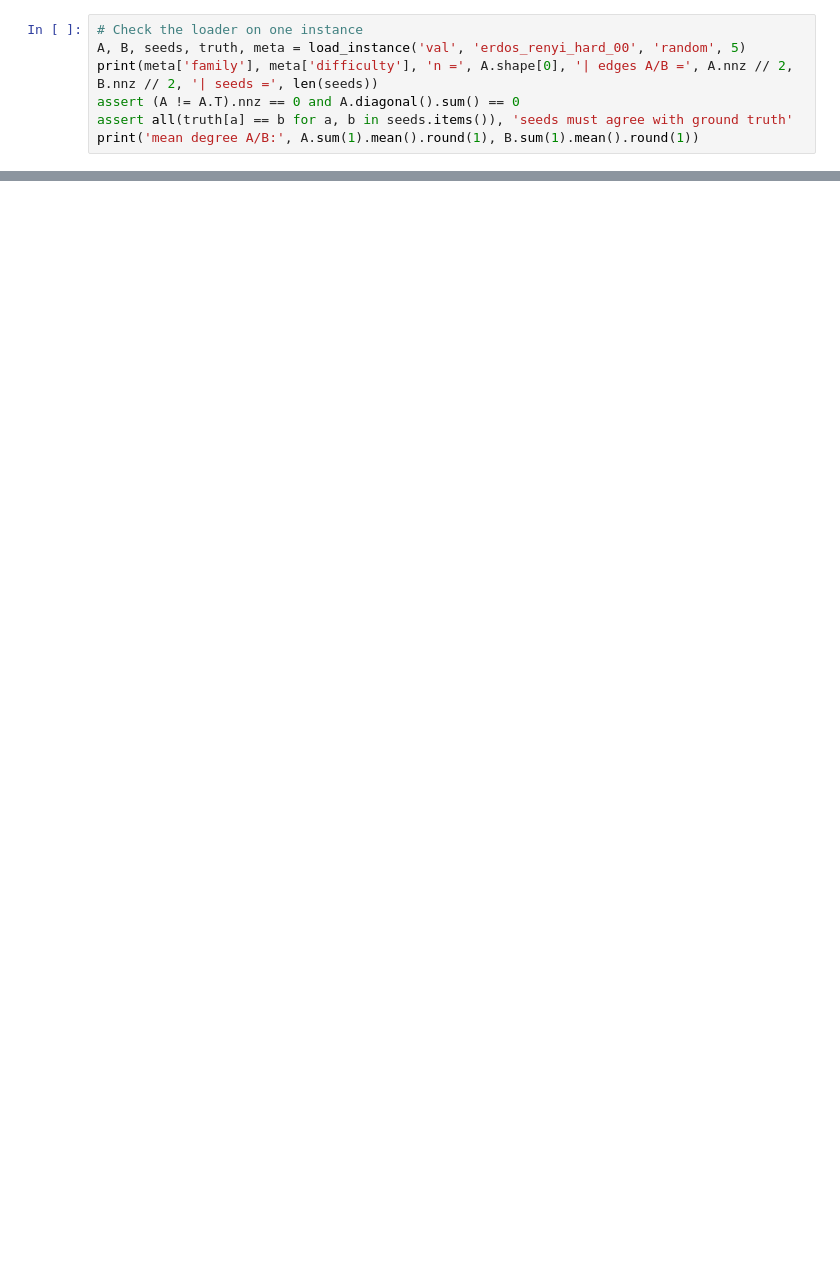
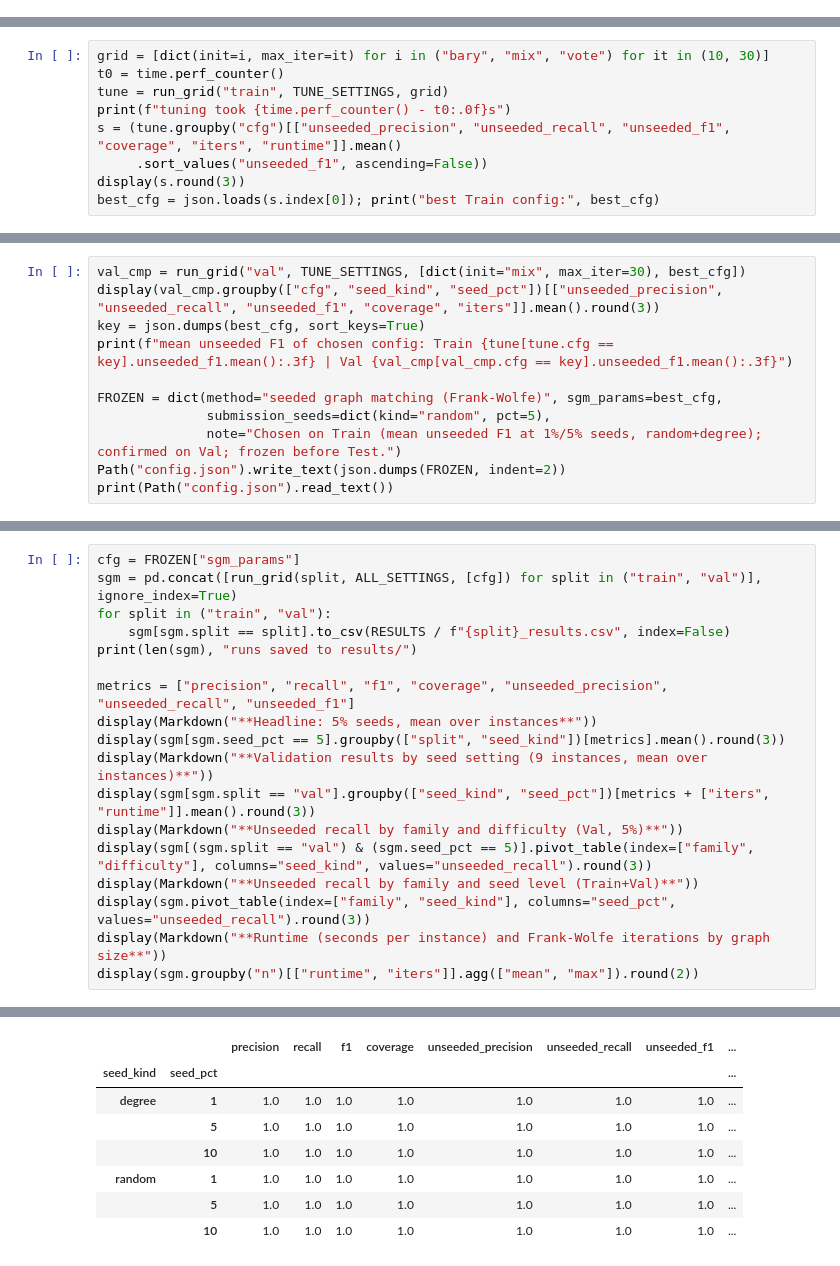
Before and after one commit to truongleit/privacy-aware-computing, a Jupyter notebook: 01_seed_based/solution.ipynb, the cells around one changed output, grey strips where cells are left out. Saved outputs shown, nothing was run; the diff lists cells and outputs as text; blank space fills up the shorter version.

```diff
--- a/01_seed_based/solution.ipynb
+++ b/01_seed_based/solution.ipynb
@@ -63,7 +0,0 @@ def load_instance(split, name, seed_kind="random", seed_pct=5):
-# %%
-# Check the loader on one instance
-A, B, seeds, truth, meta = load_instance('val', 'erdos_renyi_hard_00', 'random', 5)
-print(meta['family'], meta['difficulty'], 'n =', A.shape[0], '| edges A/B =', A.nnz // 2, B.nnz // 2, '| seeds =', len(seeds))
-assert (A != A.T).nnz == 0 and A.diagonal().sum() == 0
-assert all(truth[a] == b for a, b in seeds.items()), 'seeds must agree with ground truth'
-print('mean degree A/B:', A.sum(1).mean().round(1), B.sum(1).mean().round(1))
@@ -591,0 +188,9 @@ display(Markdown("### Frozen configuration")); print(json.dumps(frozen["percolat
+# %%
+grid = [dict(init=i, max_iter=it) for i in ("bary", "mix", "vote") for it in (10, 30)]
+t0 = time.perf_counter()
+tune = run_grid("train", TUNE_SETTINGS, grid)
+print(f"tuning took {time.perf_counter() - t0:.0f}s")
+s = (tune.groupby("cfg")[["unseeded_precision", "unseeded_recall", "unseeded_f1", "coverage", "iters", "runtime"]].mean()
+     .sort_values("unseeded_f1", ascending=False))
+display(s.round(3))
+best_cfg = json.loads(s.index[0]); print("best Train config:", best_cfg)
@@ -591,0 +208,11 @@ display(Markdown("### Frozen configuration")); print(json.dumps(frozen["percolat
+# %%
+val_cmp = run_grid("val", TUNE_SETTINGS, [dict(init="mix", max_iter=30), best_cfg])
+display(val_cmp.groupby(["cfg", "seed_kind", "seed_pct"])[["unseeded_precision", "unseeded_recall", "unseeded_f1", "coverage", "iters"]].mean().round(3))
+key = json.dumps(best_cfg, sort_keys=True)
+print(f"mean unseeded F1 of chosen config: Train {tune[tune.cfg == key].unseeded_f1.mean():.3f} | Val {val_cmp[val_cmp.cfg == key].unseeded_f1.mean():.3f}")
+
+FROZEN = dict(method="seeded graph matching (Frank-Wolfe)", sgm_params=best_cfg,
+              submission_seeds=dict(kind="random", pct=5),
+              note="Chosen on Train (mean unseeded F1 at 1%/5% seeds, random+degree); confirmed on Val; frozen before Test.")
+Path("config.json").write_text(json.dumps(FROZEN, indent=2))
+print(Path("config.json").read_text())
@@ -591,0 +246,19 @@ display(Markdown("### Frozen configuration")); print(json.dumps(frozen["percolat
+# %%
+cfg = FROZEN["sgm_params"]
+sgm = pd.concat([run_grid(split, ALL_SETTINGS, [cfg]) for split in ("train", "val")], ignore_index=True)
+for split in ("train", "val"):
+    sgm[sgm.split == split].to_csv(RESULTS / f"{split}_results.csv", index=False)
+print(len(sgm), "runs saved to results/")
+
+metrics = ["precision", "recall", "f1", "coverage", "unseeded_precision", "unseeded_recall", "unseeded_f1"]
+display(Markdown("**Headline: 5% seeds, mean over instances**"))
+display(sgm[sgm.seed_pct == 5].groupby(["split", "seed_kind"])[metrics].mean().round(3))
+display(Markdown("**Validation results by seed setting (9 instances, mean over instances)**"))
+display(sgm[sgm.split == "val"].groupby(["seed_kind", "seed_pct"])[metrics + ["iters", "runtime"]].mean().round(3))
+display(Markdown("**Unseeded recall by family and difficulty (Val, 5%)**"))
+display(sgm[(sgm.split == "val") & (sgm.seed_pct == 5)].pivot_table(index=["family", "difficulty"], columns="seed_kind", values="unseeded_recall").round(3))
+display(Markdown("**Unseeded recall by family and seed level (Train+Val)**"))
+display(sgm.pivot_table(index=["family", "seed_kind"], columns="seed_pct", values="unseeded_recall").round(3))
+display(Markdown("**Runtime (seconds per instance) and Frank-Wolfe iterations by graph size**"))
+display(sgm.groupby("n")[["runtime", "iters"]].agg(["mean", "max"]).round(2))
+# %% [output]
@@ -591,0 +274,8 @@ display(Markdown("### Frozen configuration")); print(json.dumps(frozen["percolat
+|  |  | precision | recall | f1 | coverage | unseeded_precision | unseeded_recall | unseeded_f1 | ... |
+| seed_kind | seed_pct |  |  |  |  |  |  |  | ... |
+| degree | 1 | 1.0 | 1.0 | 1.0 | 1.0 | 1.0 | 1.0 | 1.0 | ... |
+|  | 5 | 1.0 | 1.0 | 1.0 | 1.0 | 1.0 | 1.0 | 1.0 | ... |
+|  | 10 | 1.0 | 1.0 | 1.0 | 1.0 | 1.0 | 1.0 | 1.0 | ... |
+| random | 1 | 1.0 | 1.0 | 1.0 | 1.0 | 1.0 | 1.0 | 1.0 | ... |
+|  | 5 | 1.0 | 1.0 | 1.0 | 1.0 | 1.0 | 1.0 | 1.0 | ... |
+|  | 10 | 1.0 | 1.0 | 1.0 | 1.0 | 1.0 | 1.0 | 1.0 | ... |
```
Also changed, not shown: parts of 56 cells of this notebook, 9 other files.
